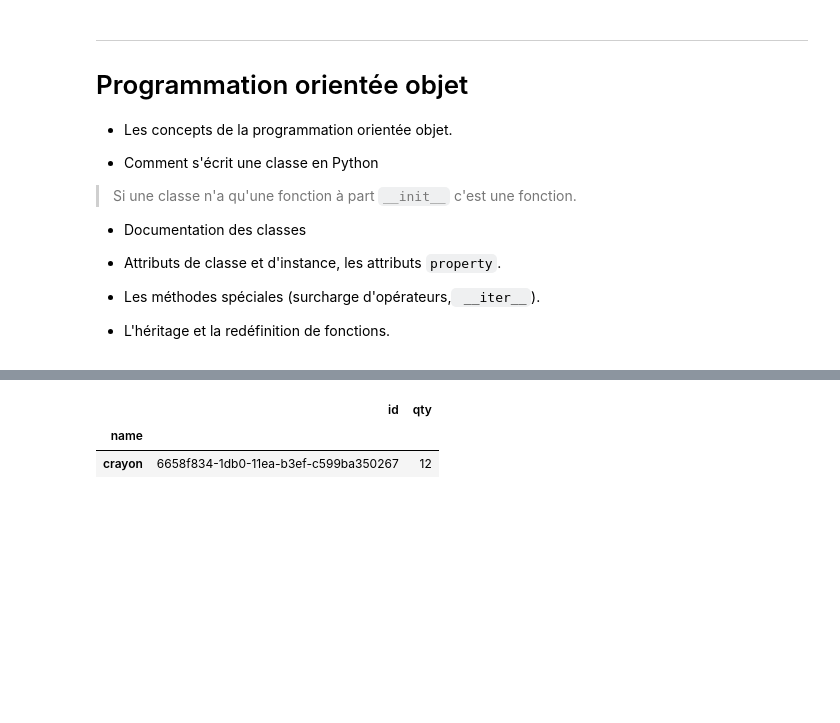
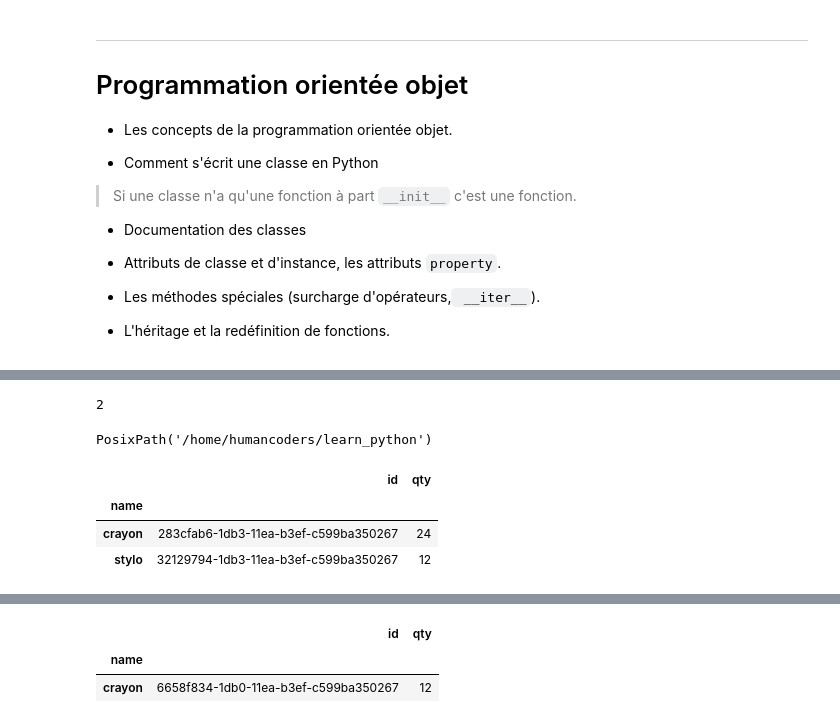
Before and after one commit to glyg/learn_python, a Jupyter notebook: 05-Progammation-orientée-objet.ipynb, the cells around one changed output, grey strips where cells are left out. Drawn from its saved outputs; the diff is of its cells as text; code cells hidden in the pictures; blank space fills up the shorter version.

```diff
--- a/05-Progammation-orientée-objet.ipynb
+++ b/05-Progammation-orientée-objet.ipynb
@@ -128,6 +170,19 @@ class Inventory:
             columns=self.columns)
         self.stock.index.name = "name"
 
+    @property
+    def size(self):
+        return self.stock.shape[0]
+
+    def __str__(self):
+        return f'{self.owner} inventory with {self.stock.shape[0]} items'
+
+    def __add__(self, item):
+        self.add_item(item["name"], item['qty'])
+
+    def __sub__(self, item):
+        self.take_item(item["name"], item["qty"])
+
     def add_item(self, name, qty, *other):
 
         if name in self.stock.index:
@@ -142,11 +197,12 @@ class Inventory:
         buffer = self.stock.loc[name, "qty"]
         if buffer > qty:
             self.stock.loc[name, "qty"] -= qty
+            return buffer - qty
         else:
             # breakpoint()
             print(f"Only {buffer} {name} available")
             self.stock.loc[name, "qty"] = 0
-
+            return 0
 
 class PharmaInventory(Inventory):
 
@@ -155,0 +215,4 @@ inventory = Inventory("John", "Rambouillet")
+# %%
+inventory.size
+# %% [output]
+2
@@ -155,0 +223,11 @@ inventory = Inventory("John", "Rambouillet")
+# %%
+pth / 'learn_python'
+# %% [output]
+PosixPath('/home/humancoders/learn_python')
+# %%
+inventory.stock
+# %% [output]
+|  | id | qty |
+| name |  |  |
+| crayon | 283cfab6-1db3-11ea-b3ef-c599ba350267 | 24 |
+| stylo | 32129794-1db3-11ea-b3ef-c599ba350267 | 12 |
```
Also changed, not shown: parts of 21 cells of this notebook, 2 other files.
